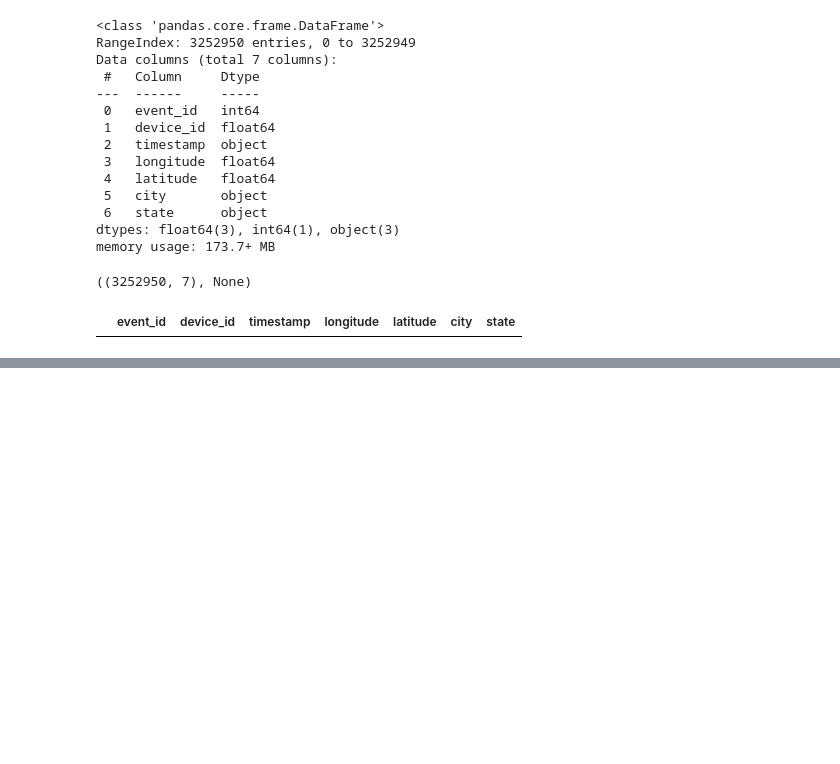
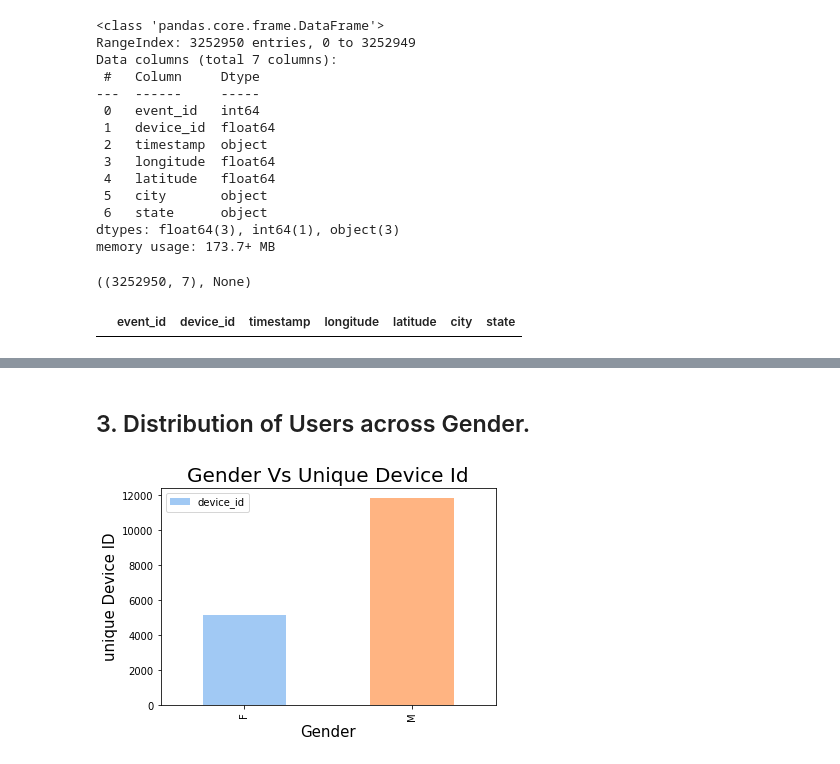
Before and after one commit to ShubhamCJagtap/Capstone_Project_1_EDA, a Jupyter notebook: Capstone_project_1_Mobile_Events_EDA_colab_notebook.ipynb, the cells around one changed output, grey strips where cells are left out. Saved outputs shown, nothing was run; the diff lists cells and outputs as text; code cells hidden in the pictures; blank space fills up the shorter version.

```diff
--- a/Capstone_project_1_Mobile_Events_EDA_colab_notebook.ipynb
+++ b/Capstone_project_1_Mobile_Events_EDA_colab_notebook.ipynb
@@ -816,0 +997,10 @@ dtype: float64
+# %% [markdown]
+## 3. Distribution of Users across Gender.
+# %%
+df.groupby('gender')['device_id'].agg('count').reset_index().plot.bar(x= 'gender', y = 'device_id', color=sns.color_palette('pastel'))
+plt.title('Gender Vs Unique Device Id',fontdict={'fontsize':20})
+plt.xlabel('Gender',fontdict={'fontsize':15})
+plt.ylabel('unique Device ID',fontdict={'fontsize':15})
+plt.show()
+# %% [output]
+[figure, added]
```
Also changed, not shown: parts of 86 cells of this notebook.
